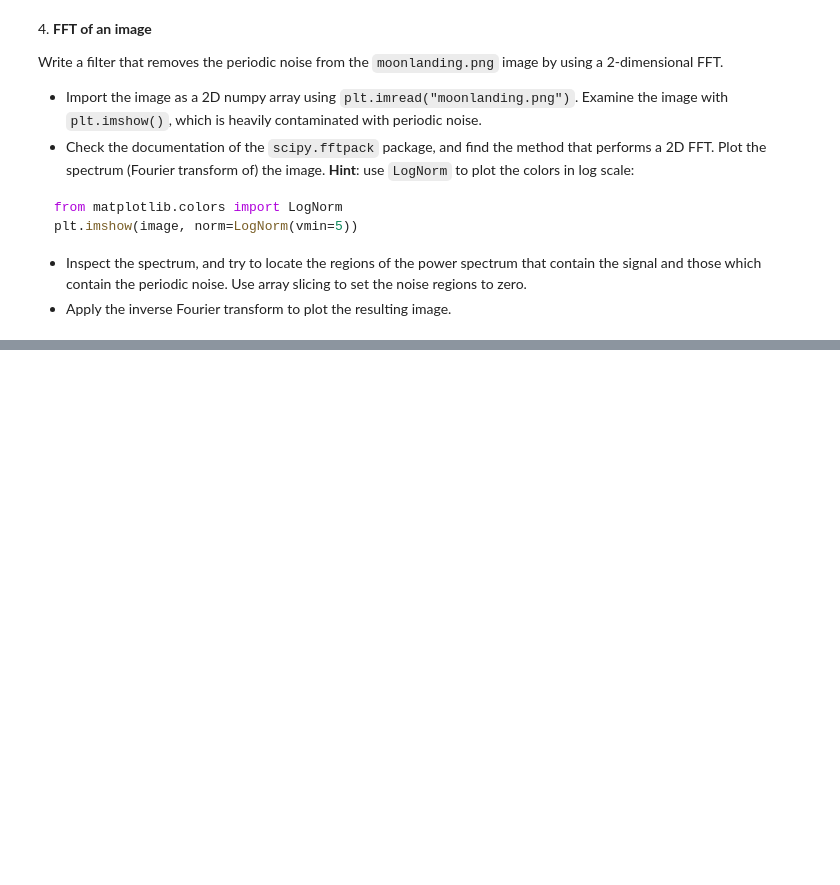
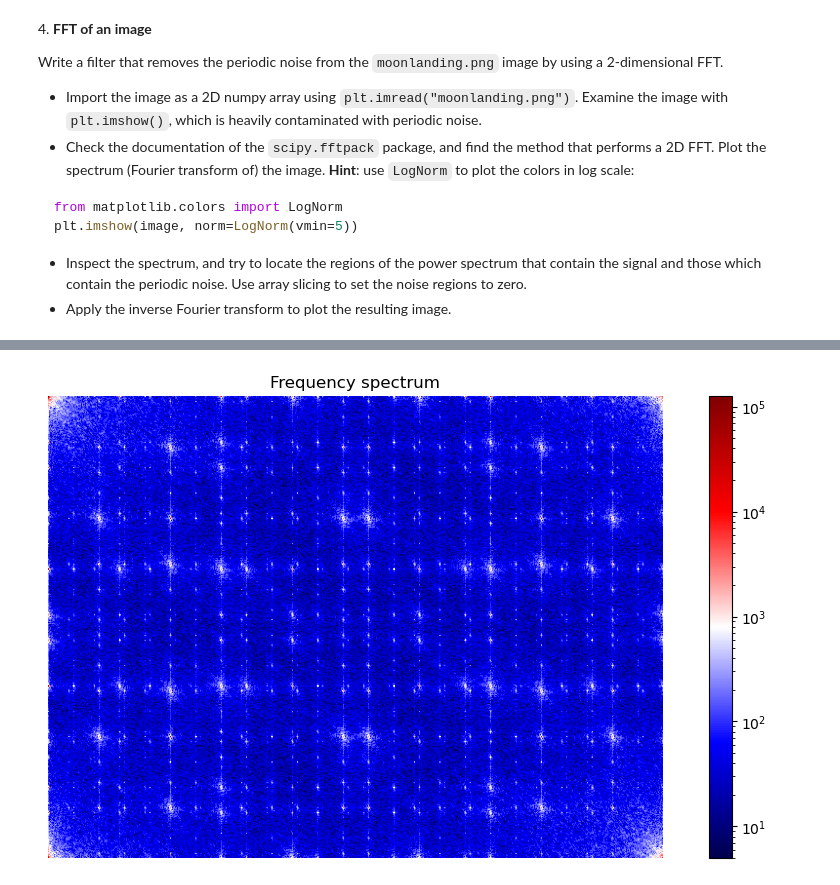
Before and after one commit to PhysicsOfData/LaboratoryOfComputationalPhysics_Y4, a Jupyter notebook: 09ex_algorithms.ipynb, the cells around one changed output, grey strips where cells are left out. Cells and saved outputs as stored; diff of their text form; code cells hidden in the pictures; blank space fills up the shorter version.

```diff
--- a/09ex_algorithms.ipynb
+++ b/09ex_algorithms.ipynb
@@ -366,0 +380,14 @@ plt.imshow(image, norm=LogNorm(vmin=5))
+# %%
+fft_im = fftpack.fft2(im)
+
+fig, ax = plt.subplots(figsize=(12,6))
+ax.set_title("Frequency spectrum")
+ax.axis('off')
+
+spectrum = ax.imshow(np.abs(fft_im), norm=LogNorm(vmin=5), cmap="seismic")
+fig.colorbar(spectrum)
+
+
+plt.show()
+# %% [output]
+[figure, added]
```
Also changed, not shown: parts of 4 cells of this notebook, 1 other file.
